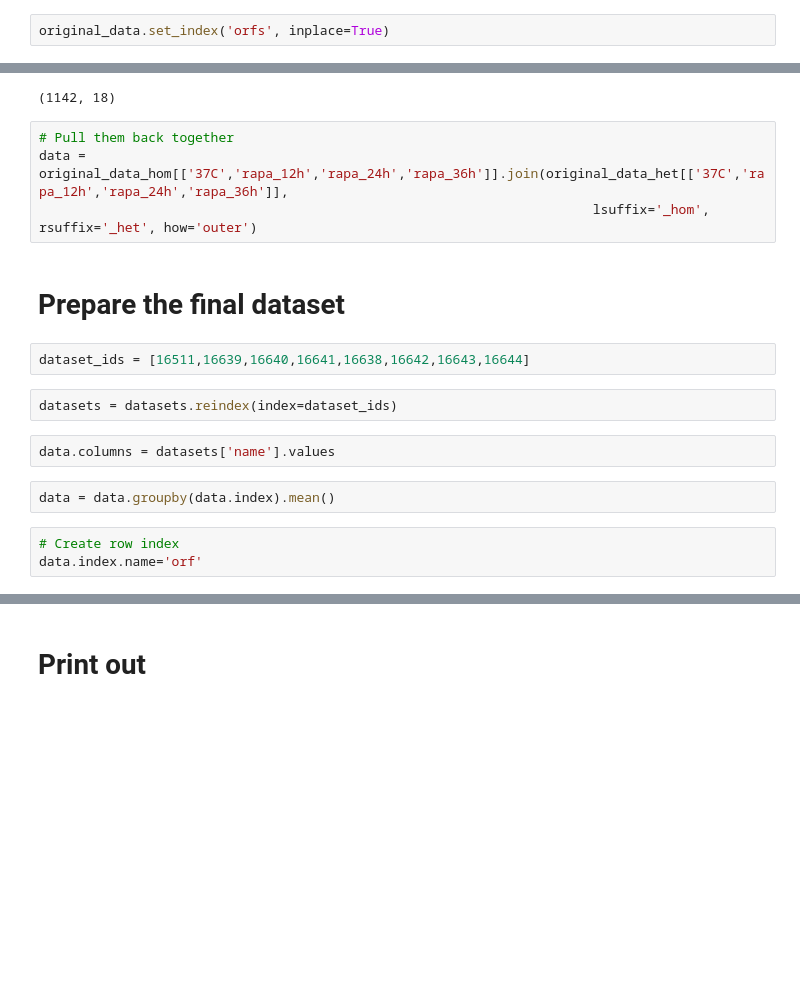
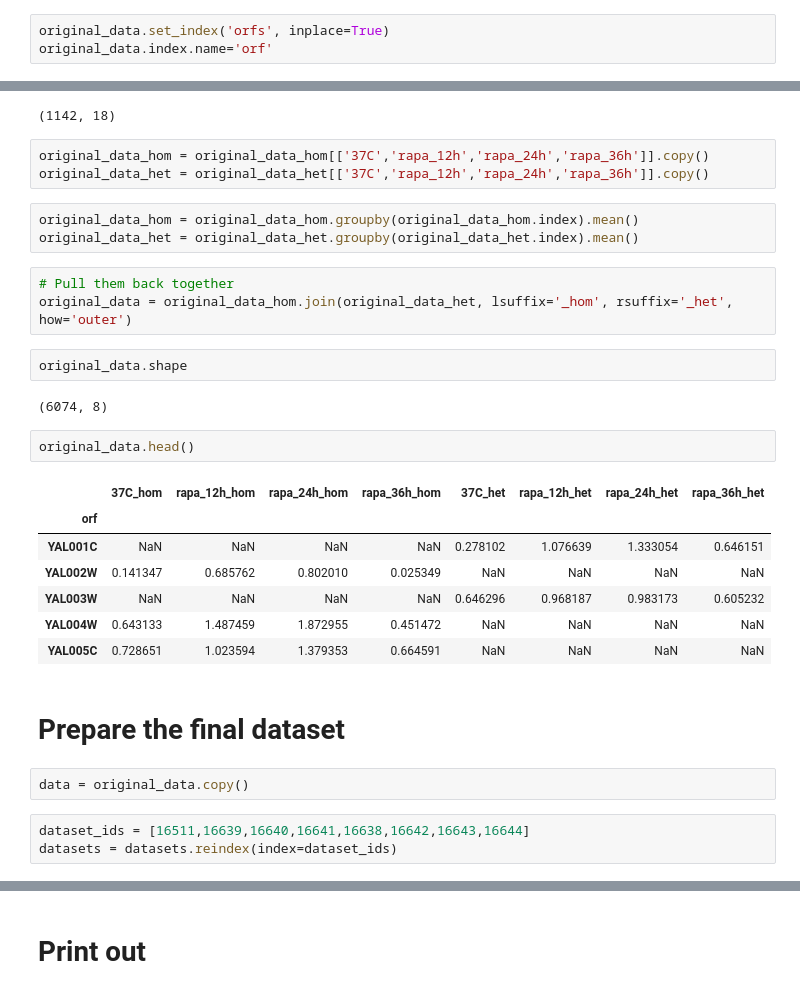
Before and after one commit to yeastphenome/yp-data, a Jupyter notebook: Datasets/18780730/code.ipynb, the cells around one changed output, grey strips where cells are left out. Saved outputs shown, nothing was run; the diff lists cells and outputs as text; blank space fills up the shorter version.

```diff
--- a/Datasets/18780730/code.ipynb
+++ b/Datasets/18780730/code.ipynb
@@ -83,6 +74,7 @@ original_data['rapa_24h'] = original_data['30C_RAPA_T2'] / original_data['T0']
 original_data['rapa_36h'] = original_data['30C_RAPA_T3'] / original_data['T0']
 # %%
 original_data.set_index('orfs', inplace=True)
+original_data.index.name='orf'
 # %%
 # Splits homozygous and heterozygous mutants
 original_data_hom = original_data.loc[original_data['zygosity']=='hom'].copy()
@@ -97,20 +89,33 @@ original_data_het = original_data_het.groupby(original_data_het.index).mean()
 original_data_het.shape
 # %% [output]
 (1142, 18)
+# %%
+original_data_hom = original_data_hom[['37C','rapa_12h','rapa_24h','rapa_36h']].copy()
+original_data_het = original_data_het[['37C','rapa_12h','rapa_24h','rapa_36h']].copy()
+# %%
+original_data_hom = original_data_hom.groupby(original_data_hom.index).mean()
+original_data_het = original_data_het.groupby(original_data_het.index).mean()
 # %%
 # Pull them back together
-data = original_data_hom[['37C','rapa_12h','rapa_24h','rapa_36h']].join(original_data_het[['37C','rapa_12h','rapa_24h','rapa_36h']],
-                                                                       lsuffix='_hom', rsuffix='_het', how='outer')
+original_data = original_data_hom.join(original_data_het, lsuffix='_hom', rsuffix='_het', how='outer')
+# %%
+original_data.shape
+# %% [output]
+(6074, 8)
+# %%
+original_data.head()
+# %% [output]
+|  | 37C_hom | rapa_12h_hom | rapa_24h_hom | rapa_36h_hom | 37C_het | rapa_12h_het | rapa_24h_het | rapa_36h_het |
+| orf |  |  |  |  |  |  |  |  |
+| YAL001C | NaN | NaN | NaN | NaN | 0.278102 | 1.076639 | 1.333054 | 0.646151 |
+| YAL002W | 0.141347 | 0.685762 | 0.802010 | 0.025349 | NaN | NaN | NaN | NaN |
+| YAL003W | NaN | NaN | NaN | NaN | 0.646296 | 0.968187 | 0.983173 | 0.605232 |
+| YAL004W | 0.643133 | 1.487459 | 1.872955 | 0.451472 | NaN | NaN | NaN | NaN |
+| YAL005C | 0.728651 | 1.023594 | 1.379353 | 0.664591 | NaN | NaN | NaN | NaN |
 # %% [markdown]
 # Prepare the final dataset
+# %%
+data = original_data.copy()
 # %%
 dataset_ids = [16511,16639,16640,16641,16638,16642,16643,16644]
+datasets = datasets.reindex(index=dataset_ids)
-# %%
-datasets = datasets.reindex(index=dataset_ids)
-# %%
-data.columns = datasets['name'].values
-# %%
-data = data.groupby(data.index).mean()
-# %%
-# Create row index
-data.index.name='orf'
```
Also changed, not shown: parts of 17 cells of this notebook, 3 other files.
